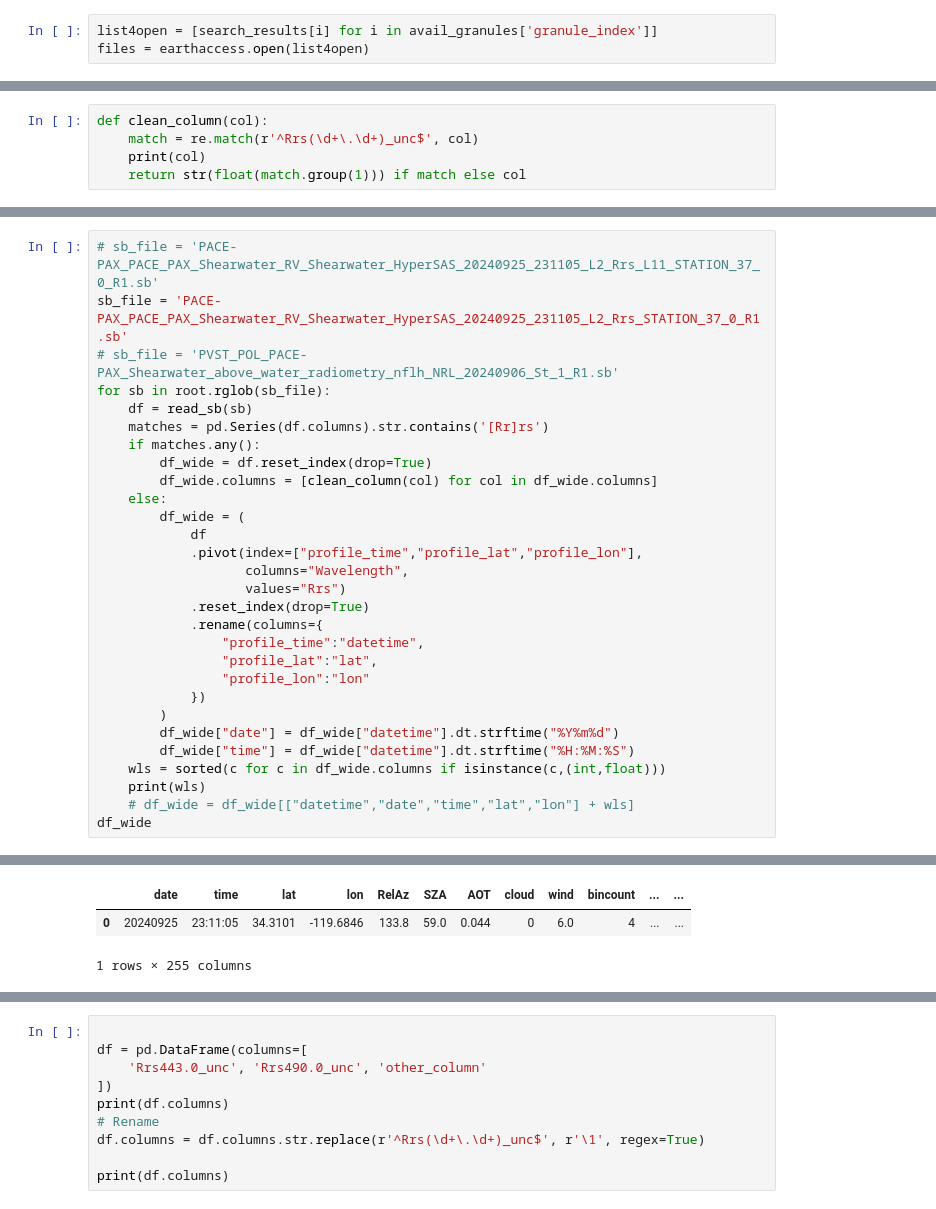
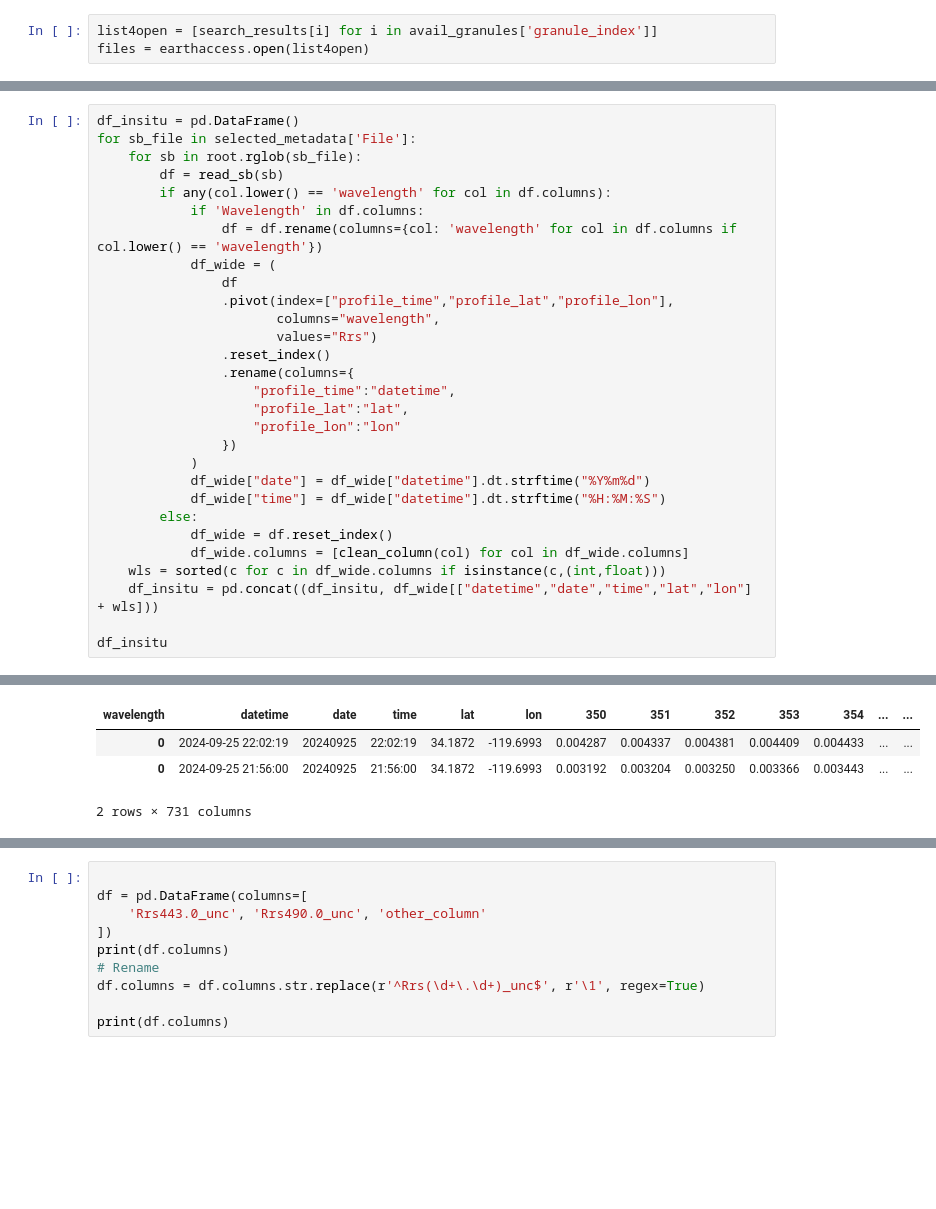
Before and after one commit to weiwilliam/SeaPACE, a Jupyter notebook: Notebooks/granulesovertruecolor.ipynb, the cells around one changed output, grey strips where cells are left out. Cells and saved outputs as stored; diff of their text form; blank space fills up the shorter version.

Commit message:
Got satellite insitu matchup works

```diff
--- a/Notebooks/granulesovertruecolor.ipynb
+++ b/Notebooks/granulesovertruecolor.ipynb
@@ -736,5 +719,0 @@ Running Granule: 2024-09-22 19:46:20+00:00
-# %%
-def clean_column(col):
-    match = re.match(r'^Rrs(\d+\.\d+)_unc$', col)
-    print(col)
-    return str(float(match.group(1))) if match else col
@@ -741,30 +851,30 @@ def clean_column(col):
 # %%
-# sb_file = 'PACE-PAX_PACE_PAX_Shearwater_RV_Shearwater_HyperSAS_20240925_231105_L2_Rrs_L11_STATION_37_0_R1.sb'
-sb_file = 'PACE-PAX_PACE_PAX_Shearwater_RV_Shearwater_HyperSAS_20240925_231105_L2_Rrs_STATION_37_0_R1.sb'
-# sb_file = 'PVST_POL_PACE-PAX_Shearwater_above_water_radiometry_nflh_NRL_20240906_St_1_R1.sb'
-for sb in root.rglob(sb_file):
-    df = read_sb(sb)
-    matches = pd.Series(df.columns).str.contains('[Rr]rs')
-    if matches.any():
-        df_wide = df.reset_index(drop=True)
-        df_wide.columns = [clean_column(col) for col in df_wide.columns]
-    else:
-        df_wide = (
-            df
-            .pivot(index=["profile_time","profile_lat","profile_lon"],
-                   columns="Wavelength",
-                   values="Rrs")
-            .reset_index(drop=True)
-            .rename(columns={
-                "profile_time":"datetime",
-                "profile_lat":"lat",
-                "profile_lon":"lon"
-            })
-        )
-        df_wide["date"] = df_wide["datetime"].dt.strftime("%Y%m%d")
-        df_wide["time"] = df_wide["datetime"].dt.strftime("%H:%M:%S")
+df_insitu = pd.DataFrame()
+for sb_file in selected_metadata['File']:
+    for sb in root.rglob(sb_file):
+        df = read_sb(sb)
+        if any(col.lower() == 'wavelength' for col in df.columns):
+            if 'Wavelength' in df.columns:
+                df = df.rename(columns={col: 'wavelength' for col in df.columns if col.lower() == 'wavelength'})
+            df_wide = (
+                df
+                .pivot(index=["profile_time","profile_lat","profile_lon"],
+                       columns="wavelength",
+                       values="Rrs")
+                .reset_index()
+                .rename(columns={
+                    "profile_time":"datetime",
+                    "profile_lat":"lat",
+                    "profile_lon":"lon"
+                })
+            )
+            df_wide["date"] = df_wide["datetime"].dt.strftime("%Y%m%d")
+            df_wide["time"] = df_wide["datetime"].dt.strftime("%H:%M:%S")
+        else:
+            df_wide = df.reset_index()
+            df_wide.columns = [clean_column(col) for col in df_wide.columns]
     wls = sorted(c for c in df_wide.columns if isinstance(c,(int,float)))
-    print(wls)
-    # df_wide = df_wide[["datetime","date","time","lat","lon"] + wls]
-df_wide
+    df_insitu = pd.concat((df_insitu, df_wide[["datetime","date","time","lat","lon"] + wls]))
+
+df_insitu
 # %% [output]
@@ -788,3 +885,4 @@ profile_time
-|  | date | time | lat | lon | RelAz | SZA | AOT | cloud | wind | bincount | ... | ... |
-| 0 | 20240925 | 23:11:05 | 34.3101 | -119.6846 | 133.8 | 59.0 | 0.044 | 0 | 6.0 | 4 | ... | ... |
+| wavelength | datetime | date | time | lat | lon | 350 | 351 | 352 | 353 | 354 | ... | ... |
+| 0 | 2024-09-25 22:02:19 | 20240925 | 22:02:19 | 34.1872 | -119.6993 | 0.004287 | 0.004337 | 0.004381 | 0.004409 | 0.004433 | ... | ... |
+| 0 | 2024-09-25 21:56:00 | 20240925 | 21:56:00 | 34.1872 | -119.6993 | 0.003192 | 0.003204 | 0.003250 | 0.003366 | 0.003443 | ... | ... |
-1 rows × 255 columns
+2 rows × 731 columns
```
Also changed, not shown: parts of 14 cells of this notebook, 1 other file.
